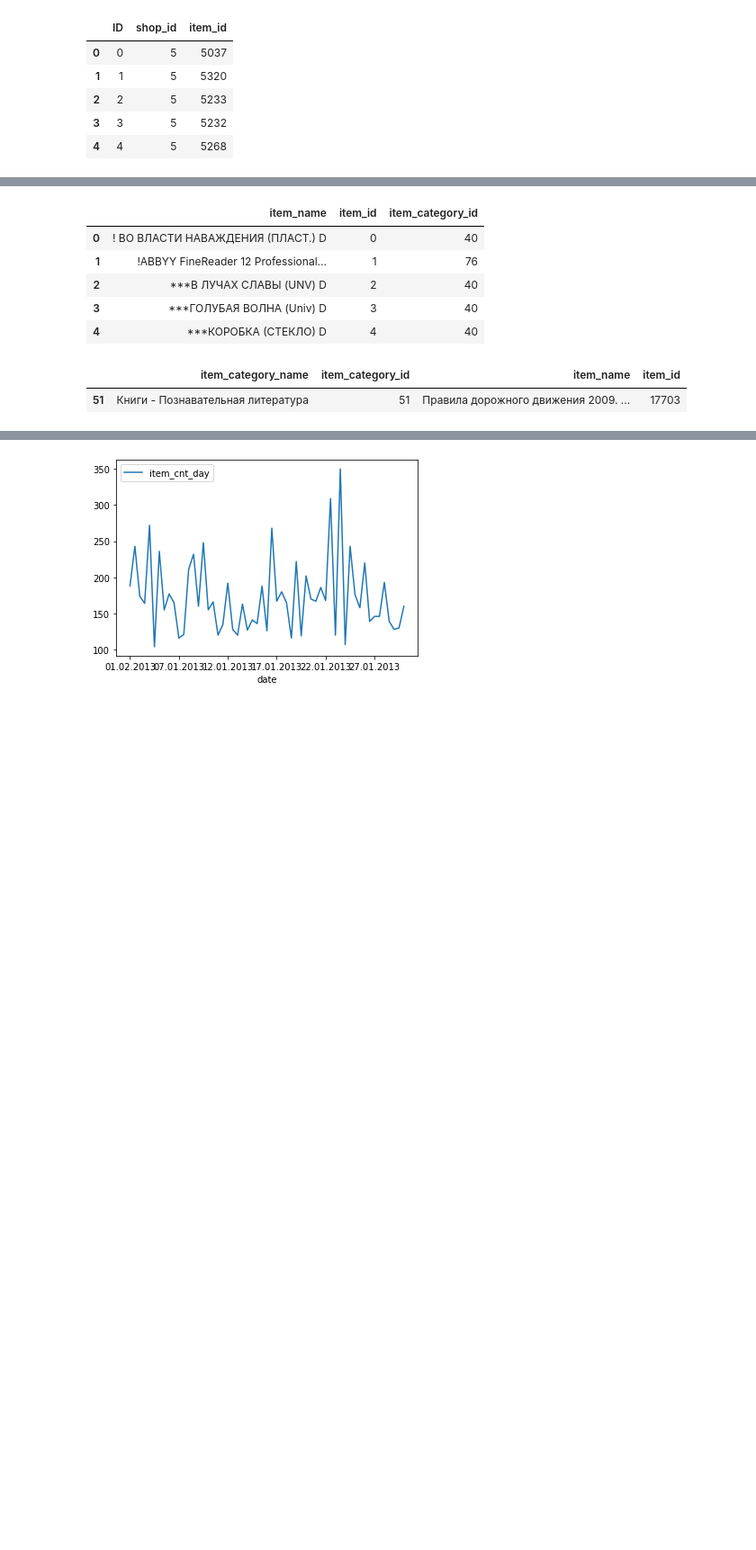
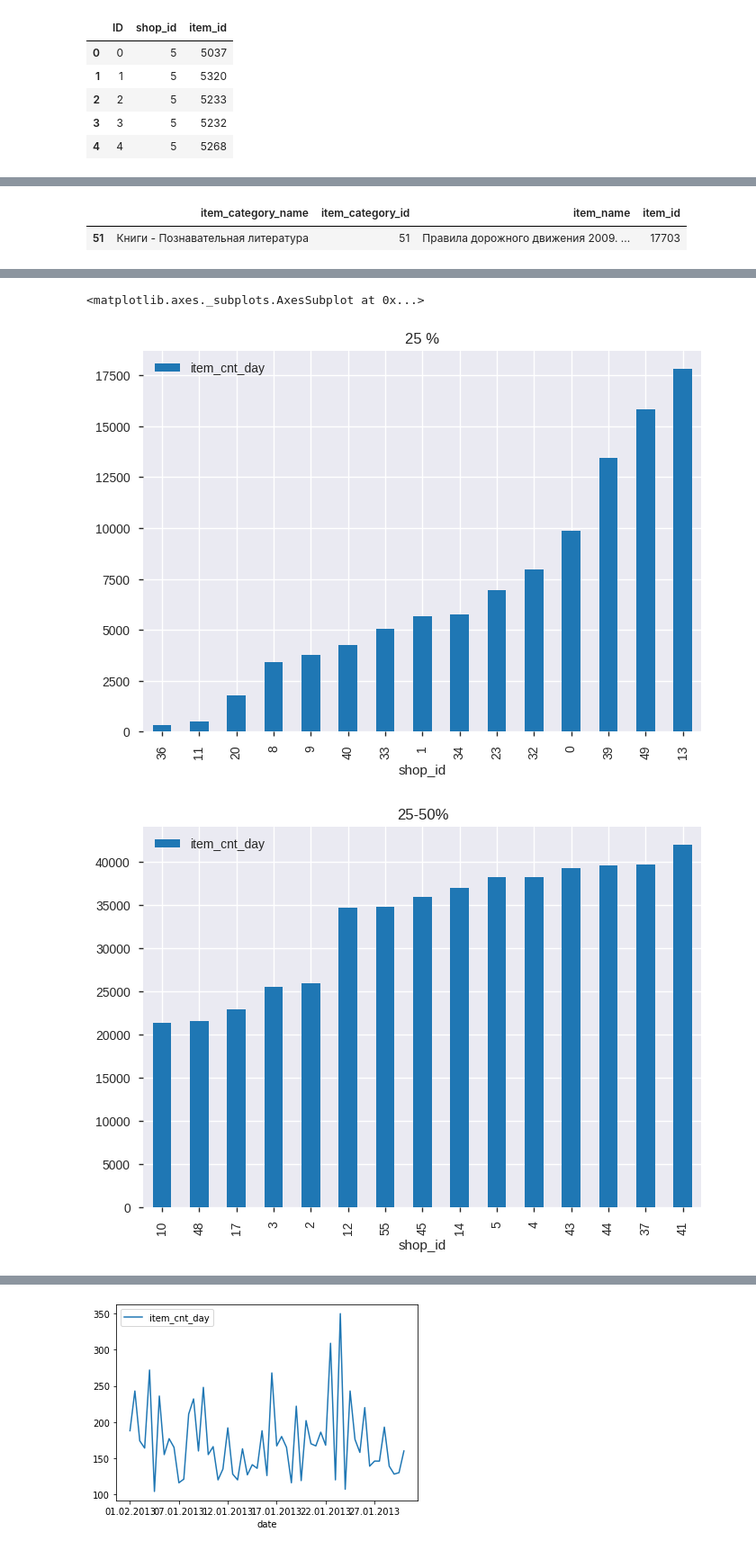
Before and after one commit to GaworO/Sales, a Jupyter notebook: Sales.ipynb, the cells around one changed output, grey strips where cells are left out. Shown at 90% size. Saved outputs shown, nothing was run; the diff lists cells and outputs as text; code cells hidden in the pictures; blank space fills up the shorter version.

```diff
--- a/Sales.ipynb
+++ b/Sales.ipynb
@@ -66,12 +57,3 @@ item_categories.head()
-# %%
-items.head()
-# %% [output]
-|  | item_name | item_id | item_category_id |
-| 0 | ! ВО ВЛАСТИ НАВАЖДЕНИЯ (ПЛАСТ.) D | 0 | 40 |
-| 1 | !ABBYY FineReader 12 Professional... | 1 | 76 |
-| 2 | ***В ЛУЧАХ СЛАВЫ (UNV) D | 2 | 40 |
-| 3 | ***ГОЛУБАЯ ВОЛНА (Univ) D | 3 | 40 |
-| 4 | ***КОРОБКА (СТЕКЛО) D | 4 | 40 |
 # %%
 item_categories = item_categories.join(items.set_index('item_category_id'), on='item_category_id')
 # %%
@@ -93,0 +86,11 @@ sales_products.head()
+# %%
+ # podzielilabym sklepy na baskets w zależności od ilości produktow ktore sprzedaja
+sales_products=sales_products.groupby(["shop_id"]).agg({"item_cnt_day":"count"}) \
+                      .sort_values(by="item_cnt_day")
+sales_products.loc[lambda x: x['item_cnt_day'] < 20504].plot.bar(title="25 %")
+sales_products.loc[lambda x: x['item_cnt_day'].between(20504,42037)].plot.bar(title="25-50%")
+sales_products.loc[lambda x: x['item_cnt_day'] > 42037].plot.bar(title="50% > ")
+# %% [output]
+<matplotlib.axes._subplots.AxesSubplot at 0x...>
+[figure, added]
+[figure, added]
```
Also changed, not shown: parts of 7 cells of this notebook.
